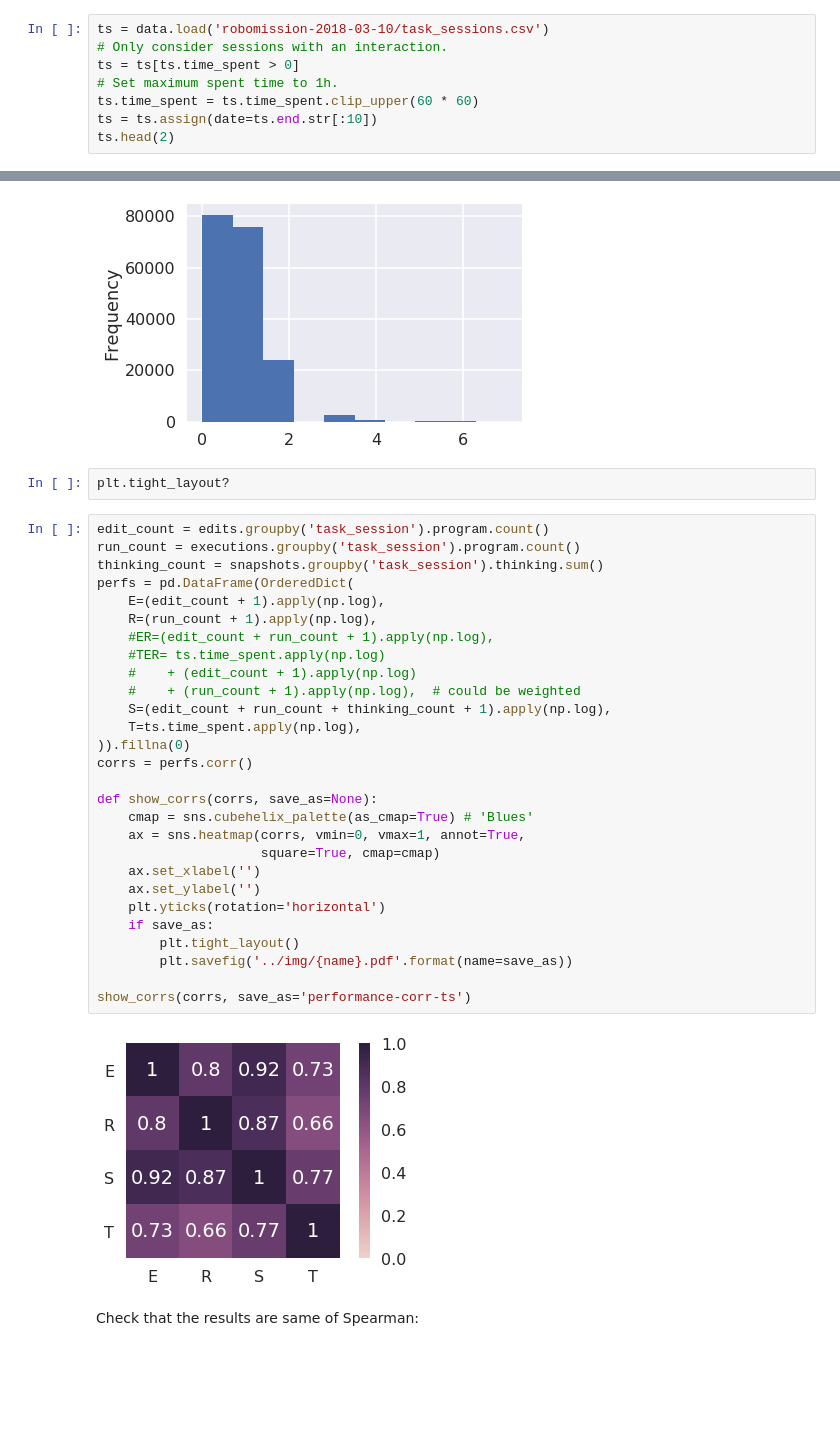
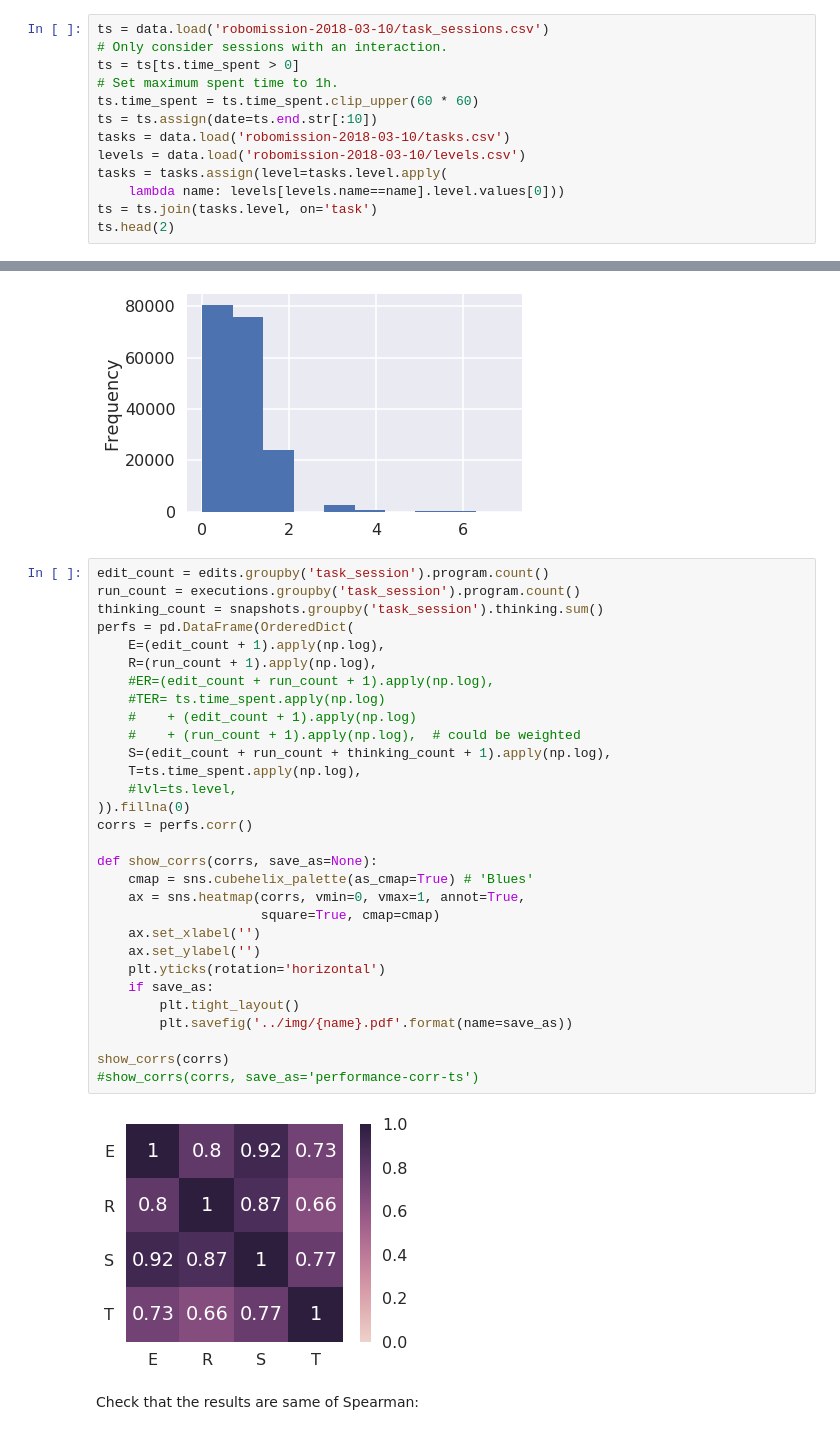
Before and after one commit to effa/flocs-thesis, a Jupyter notebook: analysis/performance-times-vs-clicks.ipynb, the cells around one changed output, grey strips where cells are left out. Drawn from its saved outputs; the diff is of its cells as text; blank space fills up the shorter version.

```diff
--- a/analysis/performance-times-vs-clicks.ipynb
+++ b/analysis/performance-times-vs-clicks.ipynb
@@ -28,5 +28,10 @@ ts = ts[ts.time_spent > 0]
 # Set maximum spent time to 1h.
 ts.time_spent = ts.time_spent.clip_upper(60 * 60)
 ts = ts.assign(date=ts.end.str[:10])
+tasks = data.load('robomission-2018-03-10/tasks.csv')
+levels = data.load('robomission-2018-03-10/levels.csv')
+tasks = tasks.assign(level=tasks.level.apply(
+    lambda name: levels[levels.name==name].level.values[0]))
+ts = ts.join(tasks.level, on='task')
 ts.head(2)
 # %% [output]
@@ -224,38 +224,38 @@ snapshots['thinking'].plot.hist()
 # %% [output]
 <matplotlib.axes._subplots.AxesSubplot at 0x...>
 [figure]
-# %%
-plt.tight_layout?
 # %%
 edit_count = edits.groupby('task_session').program.count()
 run_count = executions.groupby('task_session').program.count()
 thinking_count = snapshots.groupby('task_session').thinking.sum()
 perfs = pd.DataFrame(OrderedDict(
     E=(edit_count + 1).apply(np.log),
     R=(run_count + 1).apply(np.log),
     #ER=(edit_count + run_count + 1).apply(np.log),
     #TER= ts.time_spent.apply(np.log)
     #    + (edit_count + 1).apply(np.log)
     #    + (run_count + 1).apply(np.log),  # could be weighted
     S=(edit_count + run_count + thinking_count + 1).apply(np.log),
     T=ts.time_spent.apply(np.log),
+    #lvl=ts.level,
 )).fillna(0)
 corrs = perfs.corr()
 
 def show_corrs(corrs, save_as=None):
     cmap = sns.cubehelix_palette(as_cmap=True) # 'Blues'
     ax = sns.heatmap(corrs, vmin=0, vmax=1, annot=True,
                      square=True, cmap=cmap)
     ax.set_xlabel('')
     ax.set_ylabel('')
     plt.yticks(rotation='horizontal')
     if save_as:
         plt.tight_layout()
         plt.savefig('../img/{name}.pdf'.format(name=save_as))
 
-show_corrs(corrs, save_as='performance-corr-ts')
+show_corrs(corrs)
+#show_corrs(corrs, save_as='performance-corr-ts')
 # %% [output]
-[figure, old version]
+[figure, new version]
 # %% [markdown]
 Check that the results are same of Spearman:
 # %%
```
Also changed, not shown: parts of 6 cells of this notebook, 4 other files.
